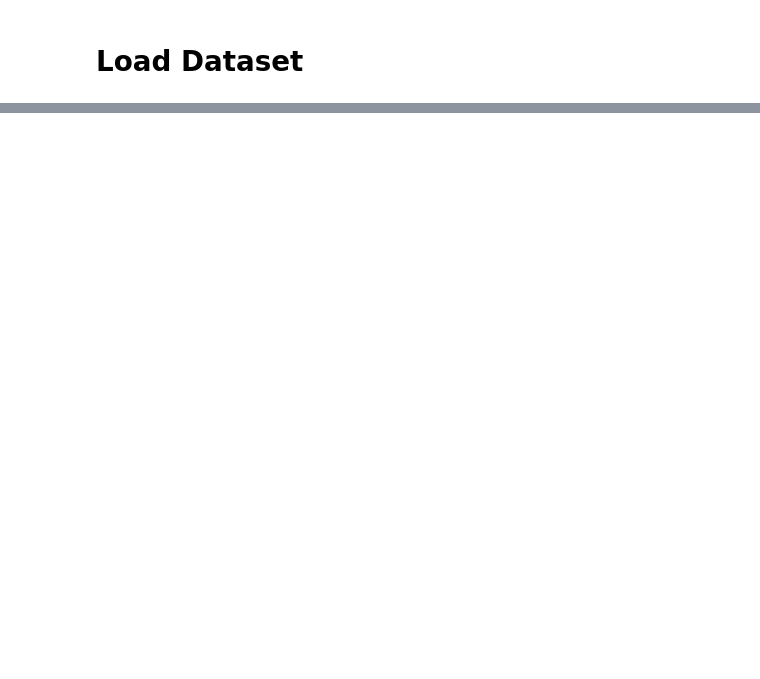
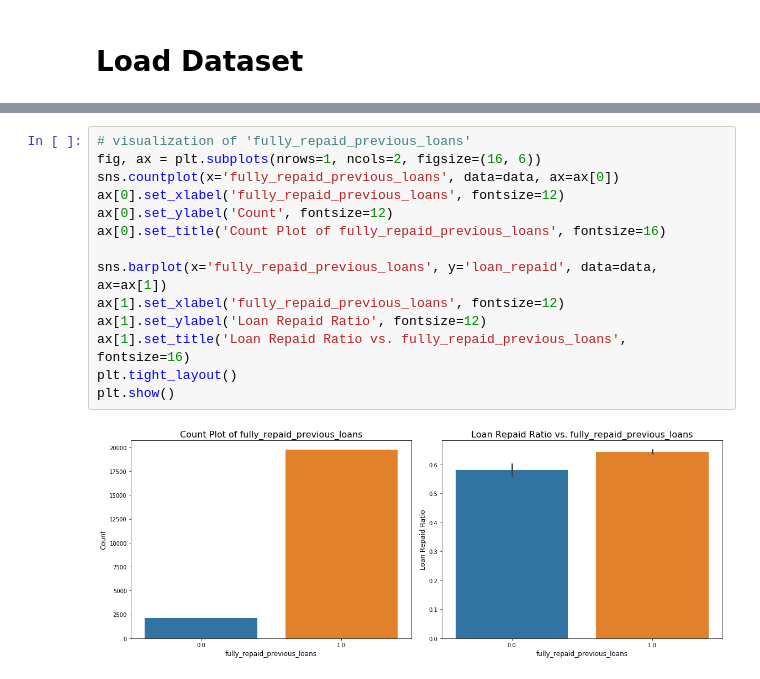
Before and after one commit to JifuZhao/DS-Take-Home, a Jupyter notebook: 12. Loan Granting.ipynb, the cells around one changed output, grey strips where cells are left out. Cells and saved outputs as stored; diff of their text form; blank space fills up the shorter version.

```diff
--- a/12. Loan Granting.ipynb
+++ b/12. Loan Granting.ipynb
@@ -33,0 +176,16 @@ data.info()
+# %%
+# visualization of 'fully_repaid_previous_loans'
+fig, ax = plt.subplots(nrows=1, ncols=2, figsize=(16, 6))
+sns.countplot(x='fully_repaid_previous_loans', data=data, ax=ax[0])
+ax[0].set_xlabel('fully_repaid_previous_loans', fontsize=12)
+ax[0].set_ylabel('Count', fontsize=12)
+ax[0].set_title('Count Plot of fully_repaid_previous_loans', fontsize=16)
+
+sns.barplot(x='fully_repaid_previous_loans', y='loan_repaid', data=data, ax=ax[1])
+ax[1].set_xlabel('fully_repaid_previous_loans', fontsize=12)
+ax[1].set_ylabel('Loan Repaid Ratio', fontsize=12)
+ax[1].set_title('Loan Repaid Ratio vs. fully_repaid_previous_loans', fontsize=16)
+plt.tight_layout()
+plt.show()
+# %% [output]
+[figure, added]
```
Also changed, not shown: parts of 62 cells of this notebook.
